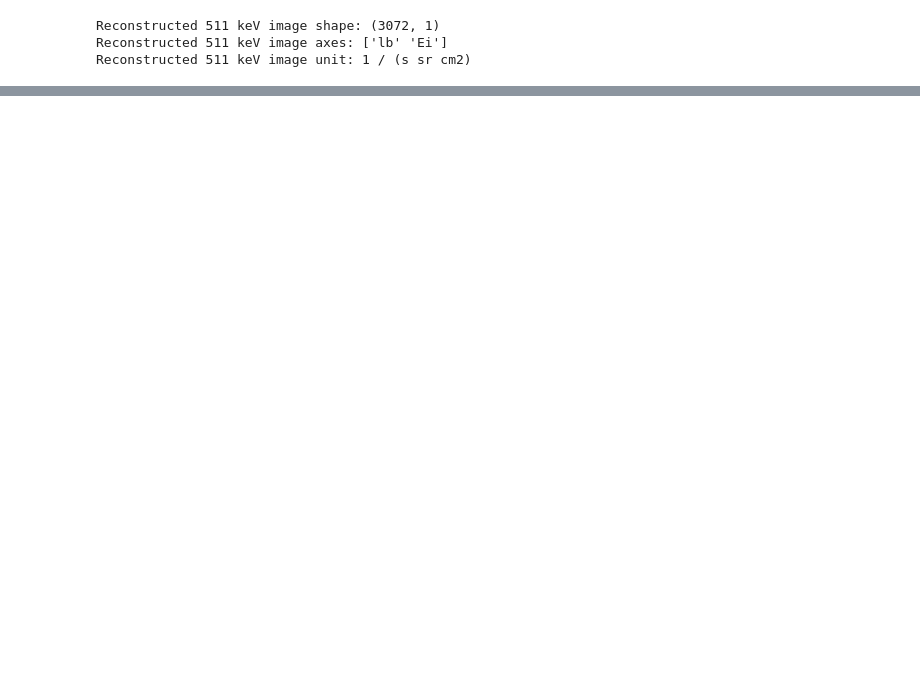
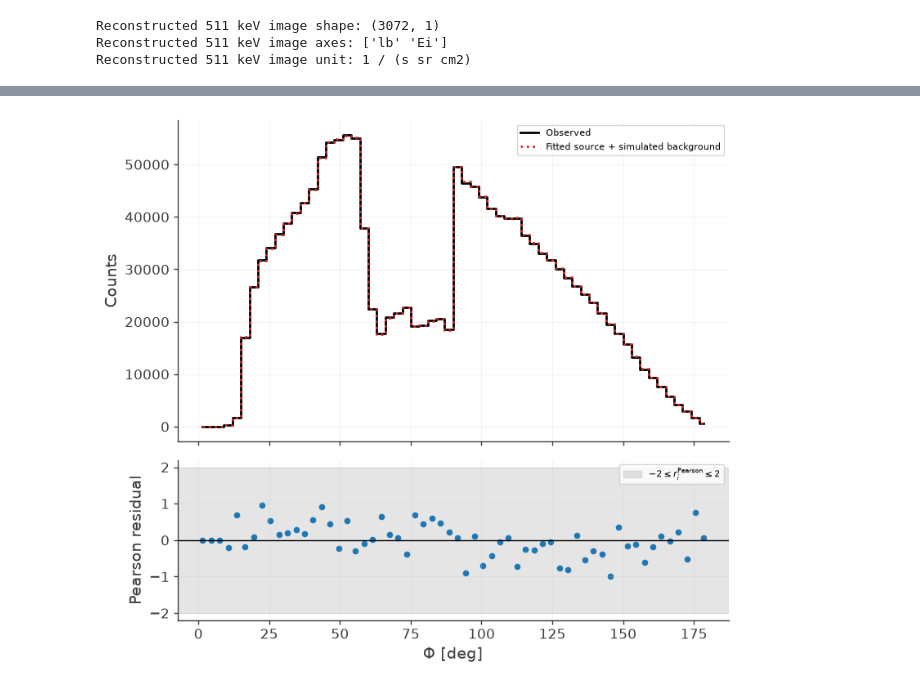
Before and after one commit to mquezada13/data-challenge-3-4-exploration, a Jupyter notebook: workflow/notebooks/04_511_galactic_disk_scale.ipynb, the cells around one changed output, grey strips where cells are left out. Saved outputs shown, nothing was run; the diff lists cells and outputs as text; code cells hidden in the pictures; blank space fills up the shorter version.

```diff
--- a/workflow/notebooks/04_511_galactic_disk_scale.ipynb
+++ b/workflow/notebooks/04_511_galactic_disk_scale.ipynb
@@ -394,0 +913,87 @@ plt.show()
+# %%
+# Ensure the response uses the optimized source model.
+model_folding_511.set_model(fit_results_511.optimized_model)
+
+# Build the fitted source-plus-background expectation in CDS.
+fitted_source_511 = model_folding_511.expectation(copy=True)
+fitted_background_511 = background_model_511.expectation(copy=True)
+fitted_total_511 = fitted_source_511 + fitted_background_511
+
+observed_counts_511 = np.asarray(
+    data_511.data.contents,
+    dtype=float,
+)
+expected_counts_511 = np.asarray(
+    fitted_total_511.contents,
+    dtype=float,
+)
+
+# Sum every axis except Phi for a one-dimensional diagnostic.
+phi_axis_index = list(data_511.axes.labels).index("Phi")
+projection_axes = tuple(
+    axis_index
+    for axis_index in range(observed_counts_511.ndim)
+    if axis_index != phi_axis_index
+)
+observed_phi_511 = observed_counts_511.sum(axis=projection_axes)
+expected_phi_511 = expected_counts_511.sum(axis=projection_axes)
+phi_centers_511 = data_511.axes["Phi"].centers
+
+# Pearson residuals use the fitted expectation as the Poisson variance.
+valid_phi_bins = expected_phi_511 > 0.0
+pearson_phi_511 = np.full_like(expected_phi_511, np.nan)
+pearson_phi_511[valid_phi_bins] = (
+    observed_phi_511[valid_phi_bins]
+    - expected_phi_511[valid_phi_bins]
+) / np.sqrt(expected_phi_511[valid_phi_bins])
+
+fig, axes = plt.subplots(
+    2,
+    1,
+    figsize=(8, 7),
+    sharex=True,
+    gridspec_kw={"height_ratios": [2, 1]},
+)
+
+axes[0].step(
+    phi_centers_511,
+    observed_phi_511,
+    where="mid",
+    color="black",
+    label="Observed",
+)
+axes[0].step(
+    phi_centers_511,
+    expected_phi_511,
+    where="mid",
+    color="tab:red",
+    linestyle=":",
+    label="Fitted source + simulated background",
+)
+axes[0].set_ylabel("Counts")
+axes[0].legend()
+axes[0].grid(alpha=0.3)
+
+axes[1].axhspan(
+    -2.0,
+    2.0,
+    color="gray",
+    alpha=0.2,
+    label=r"$-2 \leq r_i^{\mathrm{Pearson}} \leq 2$",
+)
+axes[1].axhline(0.0, color="black", linewidth=1.0)
+axes[1].scatter(
+    phi_centers_511,
+    pearson_phi_511,
+    s=20,
+    color="tab:blue",
+)
+axes[1].set_xlabel(r"$\Phi$ [deg]")
+axes[1].set_ylabel("Pearson residual")
+axes[1].legend()
+axes[1].grid(alpha=0.3)
+
+plt.tight_layout()
+plt.show()
+# %% [output]
+[figure, added]
```
Also changed, not shown: parts of 86 cells of this notebook.
